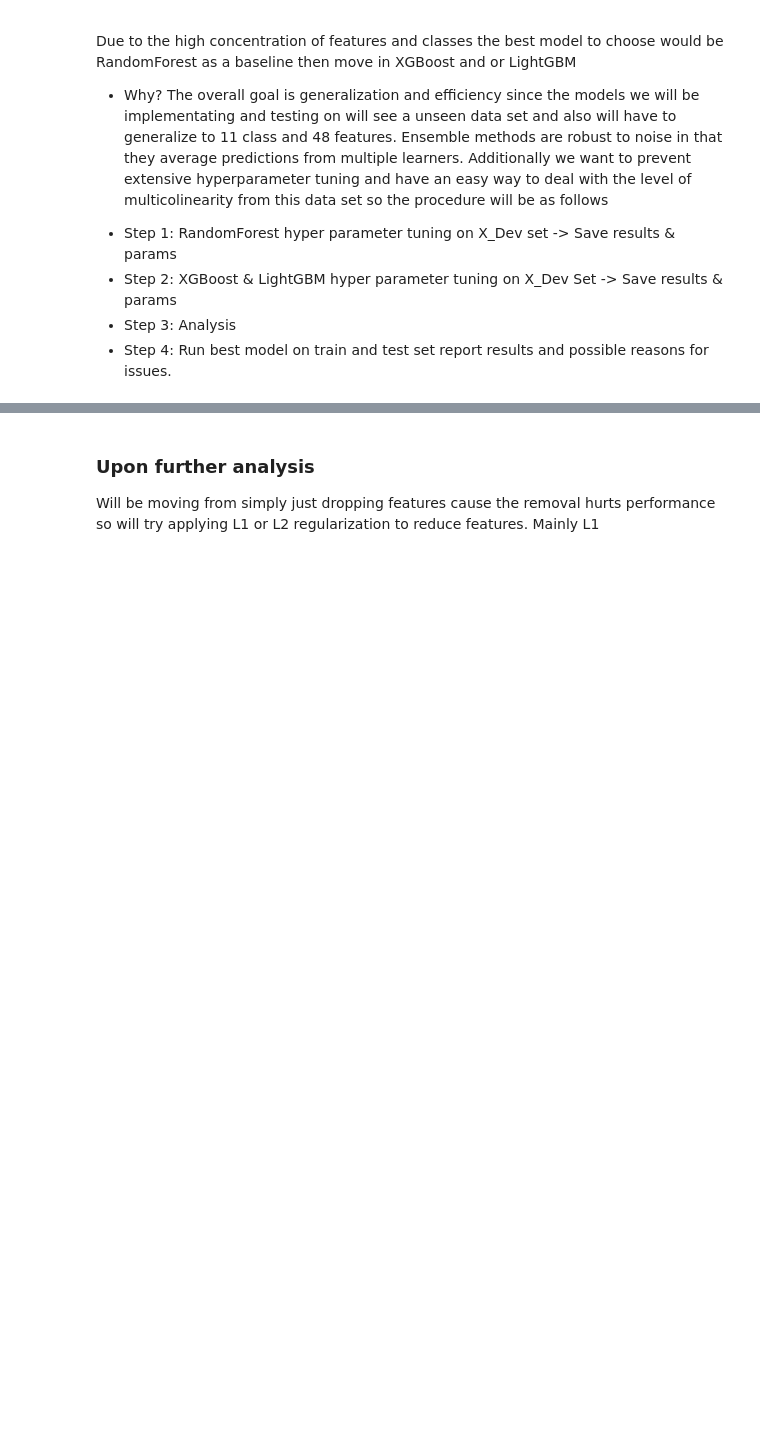
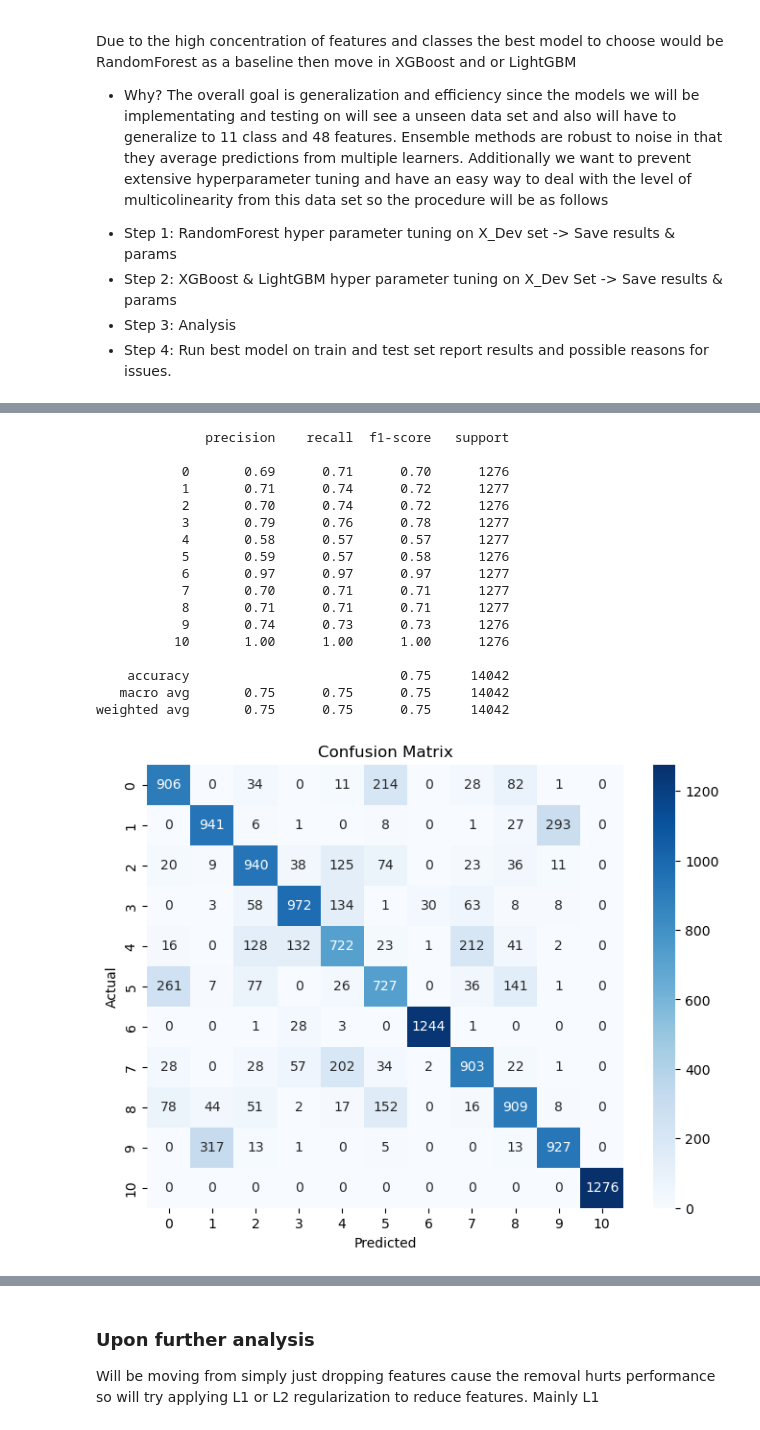
Before and after one commit to tjmeltesen/AML, a Jupyter notebook: Project/inspections.ipynb, the cells around one changed output, grey strips where cells are left out. Saved outputs shown, nothing was run; the diff lists cells and outputs as text; code cells hidden in the pictures; blank space fills up the shorter version.

```diff
--- a/Project/inspections.ipynb
+++ b/Project/inspections.ipynb
@@ -252,0 +394,31 @@ plt.show()
+# %%
+from sklearn.metrics import confusion_matrix
+import seaborn as sns
+import matplotlib.pyplot as plt
+print(classification_report(y_test, y_pred_xg))
+cm = confusion_matrix(y_test, y_pred_xg)
+plt.figure(figsize=(8,6))
+sns.heatmap(cm, annot=True, fmt='d', cmap='Blues')
+plt.xlabel('Predicted')
+plt.ylabel('Actual')
+plt.title('Confusion Matrix')
+plt.show()
+# %% [output]
+              precision    recall  f1-score   support
+
+           0       0.69      0.71      0.70      1276
+           1       0.71      0.74      0.72      1277
+           2       0.70      0.74      0.72      1276
+           3       0.79      0.76      0.78      1277
+           4       0.58      0.57      0.57      1277
+           5       0.59      0.57      0.58      1276
+           6       0.97      0.97      0.97      1277
+           7       0.70      0.71      0.71      1277
+           8       0.71      0.71      0.71      1277
+           9       0.74      0.73      0.73      1276
+          10       1.00      1.00      1.00      1276
+
+    accuracy                           0.75     14042
+   macro avg       0.75      0.75      0.75     14042
+weighted avg       0.75      0.75      0.75     14042
+[figure, added]
```
Also changed, not shown: parts of 21 cells of this notebook.
